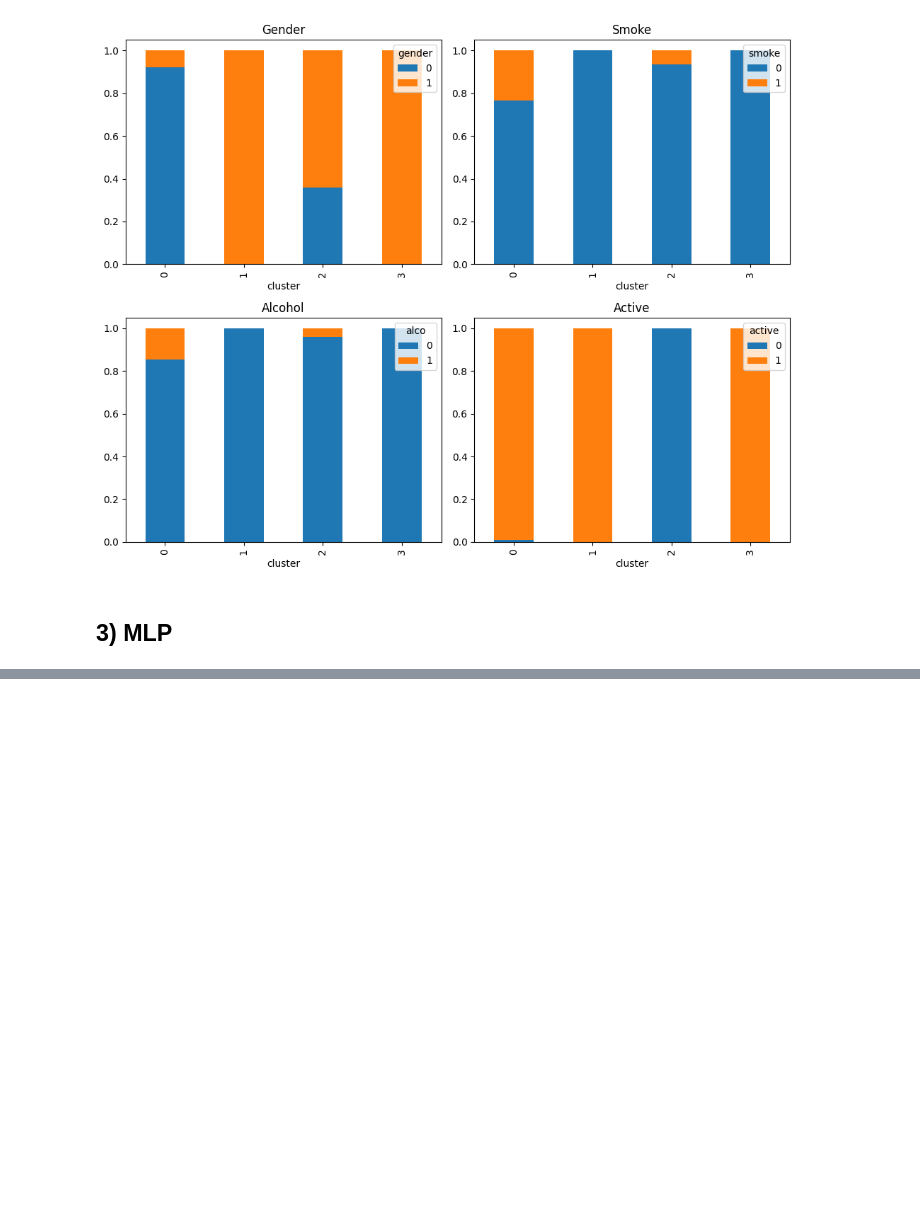
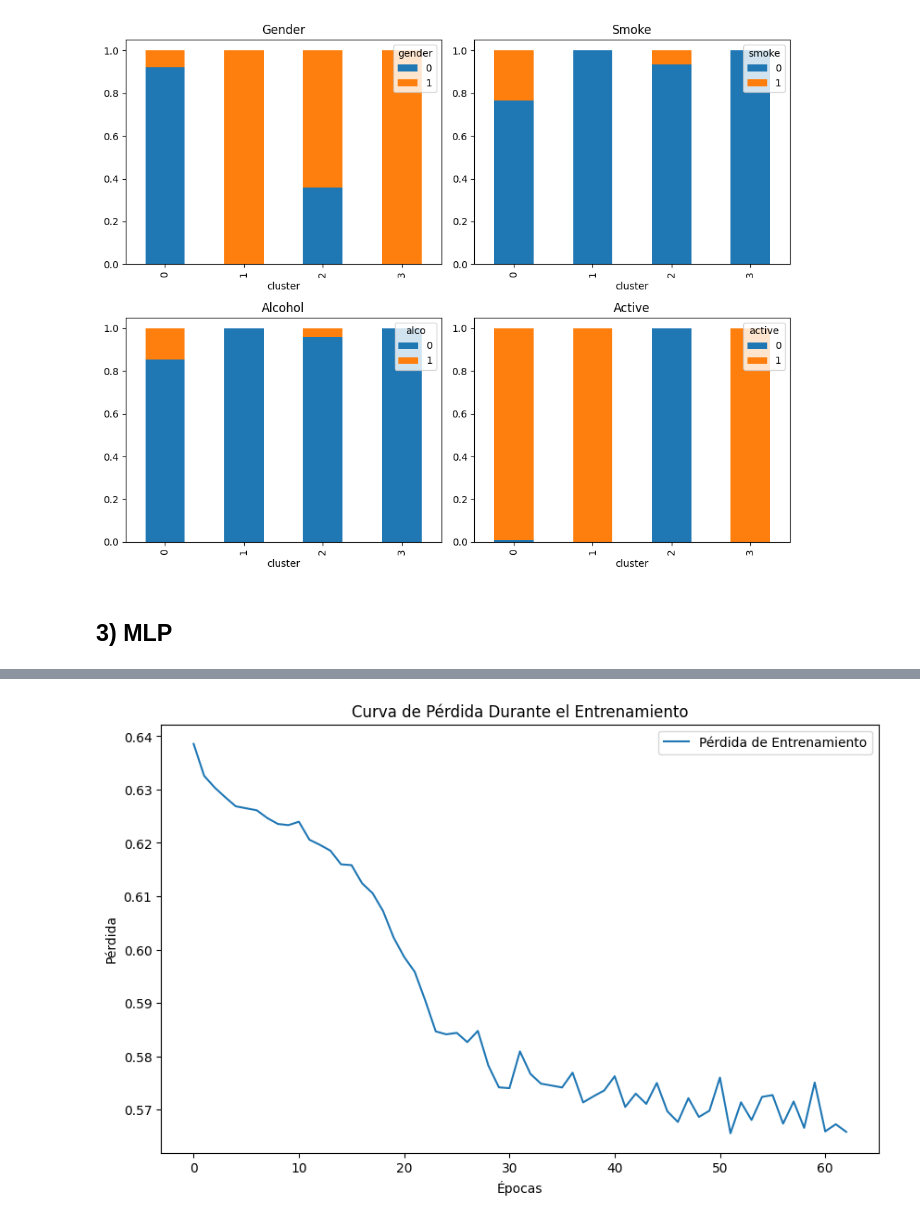
Before and after one commit to ignacionunezG/BI-Cardio-Disease, a Jupyter notebook: Proyecto.ipynb, the cells around one changed output, grey strips where cells are left out. Cells and saved outputs as stored; diff of their text form; code cells hidden in the pictures; blank space fills up the shorter version.

```diff
--- a/Proyecto.ipynb
+++ b/Proyecto.ipynb
@@ -1712,0 +1943,16 @@ data= scaler.transform(data_train)
+# %%
+# Entrenar el mejor modelo fuera de GridSearchCV
+best_params = clf.best_params_
+best_mlp = MLPClassifier(**best_params)
+best_mlp.fit(X_train, y_train)
+
+# Curva de Pérdida Durante el Entrenamiento
+plt.figure(figsize=(10, 6))
+plt.plot(best_mlp.loss_curve_, label='Pérdida de Entrenamiento')
+plt.title('Curva de Pérdida Durante el Entrenamiento')
+plt.xlabel('Épocas')
+plt.ylabel('Pérdida')
+plt.legend()
+plt.show()
+# %% [output]
+[figure, added]
```
Also changed, not shown: parts of 22 cells of this notebook.
